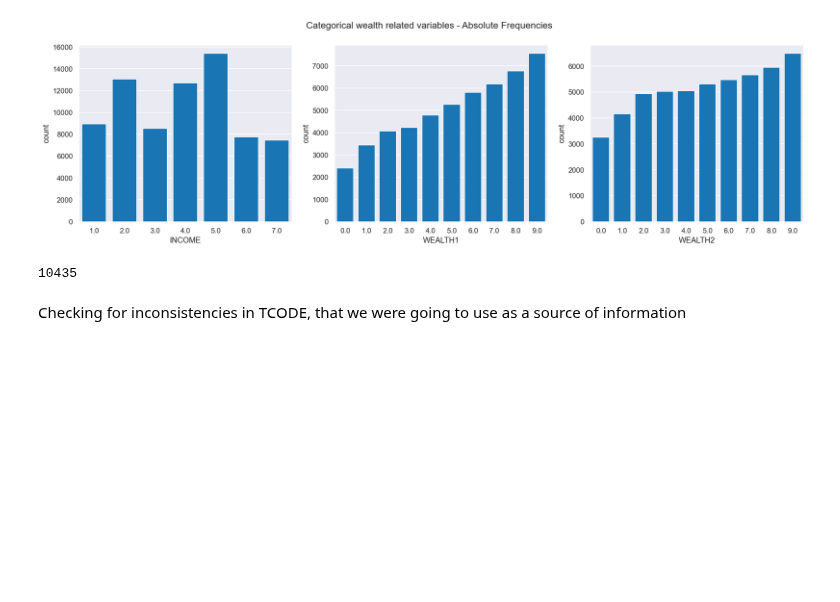
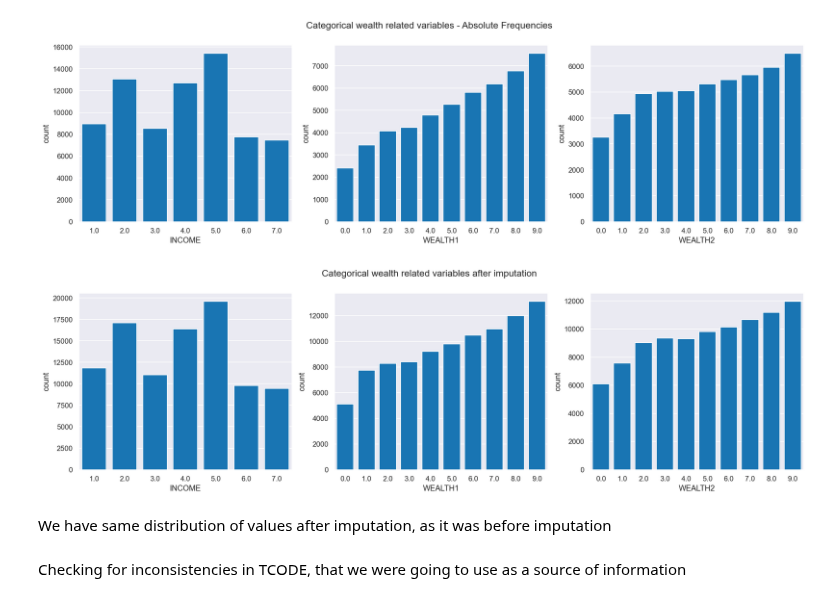
Before and after one commit to fredericosantos/ims_DM_Project, a Jupyter notebook: svitlana_new.ipynb, the cells around one changed output. Drawn from its saved outputs; the diff is of its cells as text; code cells hidden in the pictures; blank space fills up the shorter version.

```diff
--- a/svitlana_new.ipynb
+++ b/svitlana_new.ipynb
@@ -357,10 +358,50 @@ plt.suptitle(title)
 plt.show()
 # %% [output]
 [figure]
-# %%
-len(data[data.INCOME.isna() & data.WEALTH1.isna() & data.WEALTH2.isna()])
-# %% [output]
-10435
+# %%
+# Impute data in WEALTH related columns,
+# where INCOME, WEALTH1, WEALTH2 - categorical variables,
+# IC1 - Median Household Income in hundreds,
+# IC5 - Per Capita Income
+
+wealth_features = ['INCOME','WEALTH1','WEALTH2', 'AGE', 'IC1']
+
+# Scale variables before imputation
+scaler = MinMaxScaler()
+
+data_impute = data[wealth_features].copy()
+data_impute[["AGE", "IC1"]] = pd.DataFrame(scaler.fit_transform(data_impute[["AGE", "IC1"]]), index = data.index)
+# %%
+# Use KNN Imputer to impute missing variables from 1 nearest neighbour
+# (only 1 because we work with categorical data)
+imputer = KNNImputer(n_neighbors=1)
+data_impute = pd.DataFrame(imputer.fit_transform(data_impute),
+                           columns = data_impute.columns,
+                           index = data_impute.index)
+# %%
+# Copy imputed columns to initial dataframe we work with data
+data[['INCOME','WEALTH1','WEALTH2']] = data_impute[['INCOME','WEALTH1','WEALTH2']]
+# %%
+# Explore wealth-related categorical columns values
+sns.set()
+
+wealth_features = ['INCOME','WEALTH1','WEALTH2']
+# Prepare figure. Create individual axes where each bar plot will be placed
+fig, axes = plt.subplots(1, 3, figsize=(20, 5))
+
+# Plot data
+# Iterate across axes objects and associate each bar plot:
+for ax, feat in zip(axes.flatten(), wealth_features):
+    sns.countplot(data[feat].sort_values(),
+                  ax=ax, color='#007acc')
+
+title = "Categorical wealth related variables after imputation"
+plt.suptitle(title)
+plt.show()
+# %% [output]
+[figure, added]
+# %% [markdown]
+We have same distribution of values after imputation, as it was before imputation
 # %% [markdown]
 Checking for inconsistencies in TCODE, that we were going to use as a source of information
 # %%
```
Also changed, not shown: parts of 7 cells of this notebook.
